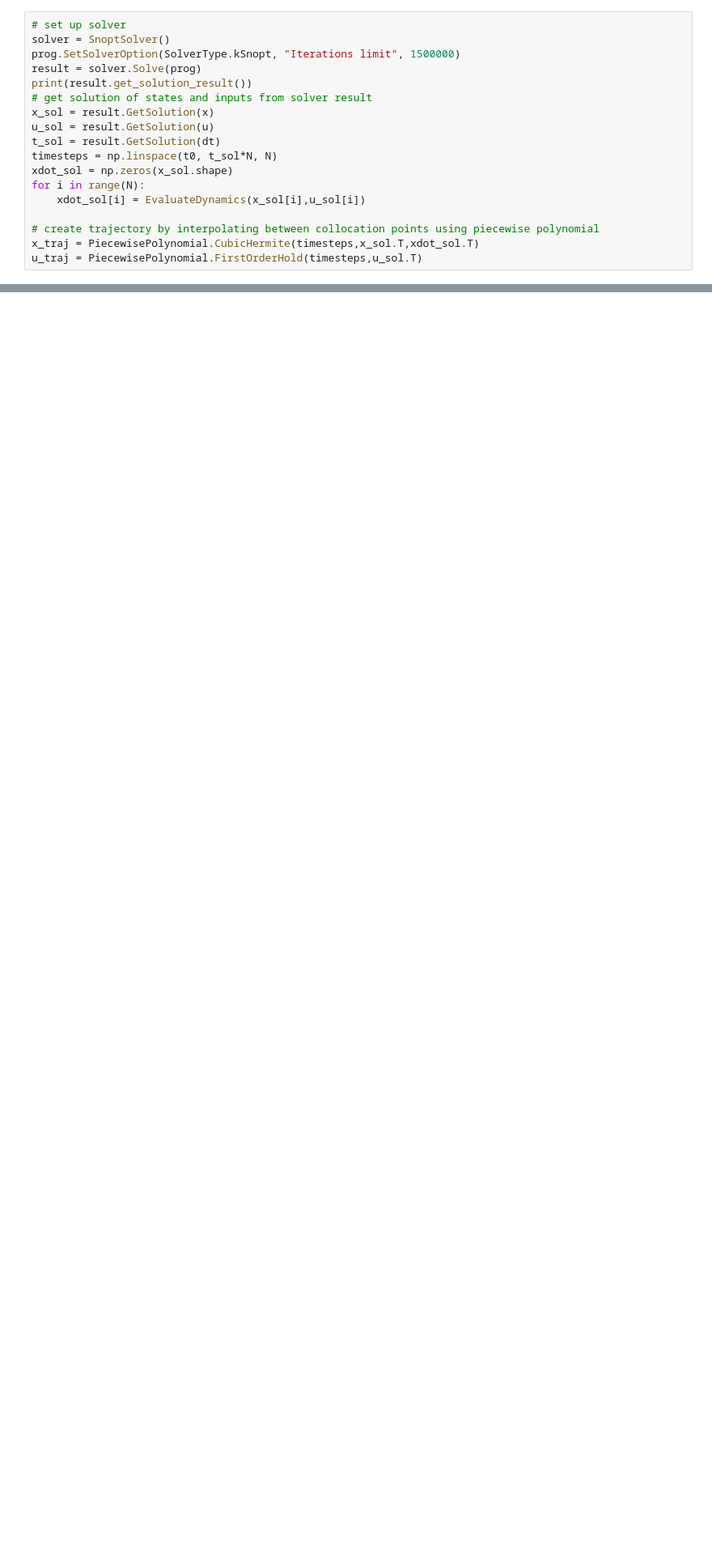
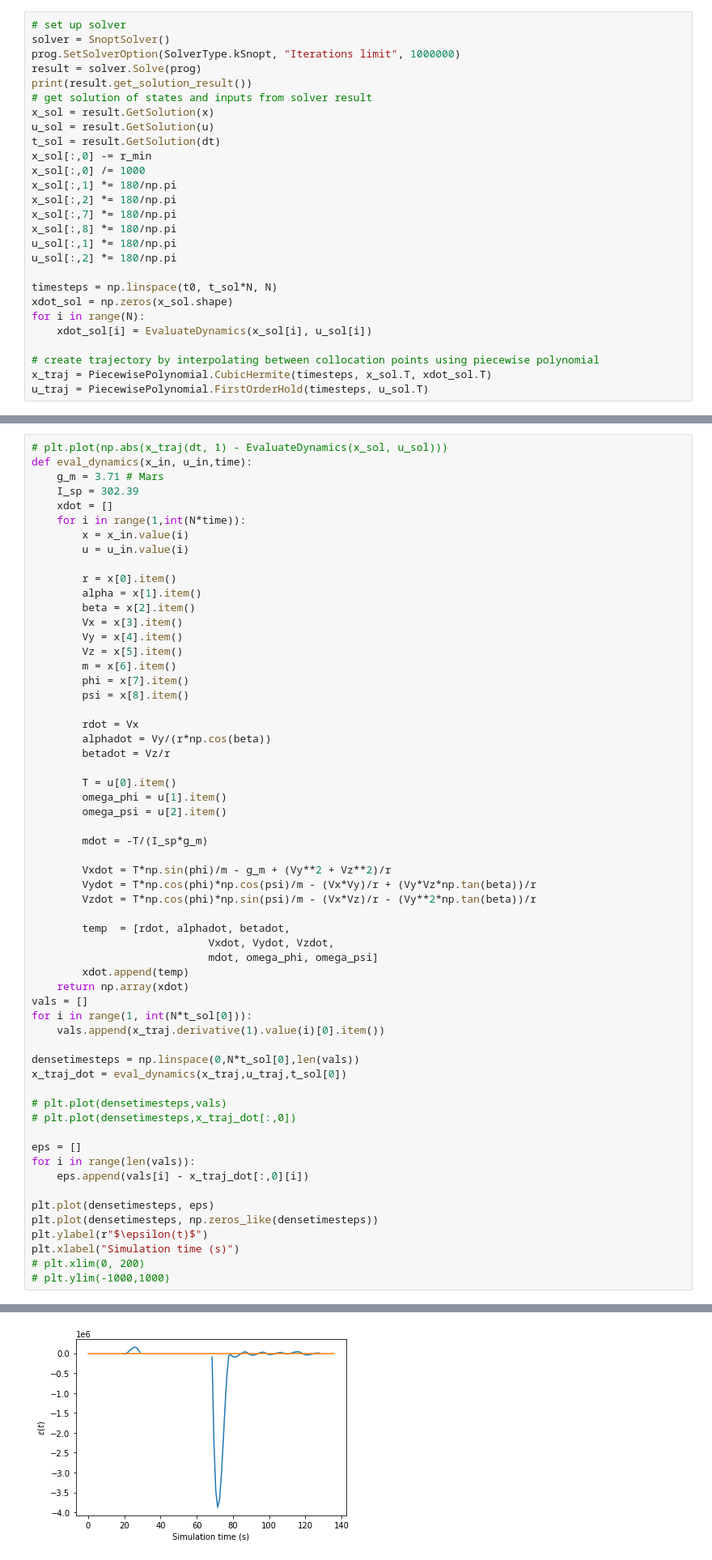
Before and after one commit to DayongTong/MEAM517_Project_Git, a Jupyter notebook: main.ipynb, the cells around one changed output, grey strips where cells are left out. Shown at 81% size. Drawn from its saved outputs; the diff is of its cells as text; blank space fills up the shorter version.

```diff
--- a/main.ipynb
+++ b/main.ipynb
@@ -213,18 +233,27 @@ prog.SetInitialGuess(dt, [tinit])
 # %%
 # set up solver
 solver = SnoptSolver()
-prog.SetSolverOption(SolverType.kSnopt, "Iterations limit", 1500000)
+prog.SetSolverOption(SolverType.kSnopt, "Iterations limit", 1000000)
 result = solver.Solve(prog)
 print(result.get_solution_result())
 # get solution of states and inputs from solver result
 x_sol = result.GetSolution(x)
 u_sol = result.GetSolution(u)
 t_sol = result.GetSolution(dt)
+x_sol[:,0] -= r_min
+x_sol[:,0] /= 1000
+x_sol[:,1] *= 180/np.pi
+x_sol[:,2] *= 180/np.pi
+x_sol[:,7] *= 180/np.pi
+x_sol[:,8] *= 180/np.pi
+u_sol[:,1] *= 180/np.pi
+u_sol[:,2] *= 180/np.pi
+
 timesteps = np.linspace(t0, t_sol*N, N)
 xdot_sol = np.zeros(x_sol.shape)
 for i in range(N):
-    xdot_sol[i] = EvaluateDynamics(x_sol[i],u_sol[i])
+    xdot_sol[i] = EvaluateDynamics(x_sol[i], u_sol[i])
 
 # create trajectory by interpolating between collocation points using piecewise polynomial
-x_traj = PiecewisePolynomial.CubicHermite(timesteps,x_sol.T,xdot_sol.T)
-u_traj = PiecewisePolynomial.FirstOrderHold(timesteps,u_sol.T)
+x_traj = PiecewisePolynomial.CubicHermite(timesteps, x_sol.T, xdot_sol.T)
+u_traj = PiecewisePolynomial.FirstOrderHold(timesteps, u_sol.T)
@@ -236,0 +268,60 @@ Total mass lost: 10455.328064261103 kg
+# %%
+# plt.plot(np.abs(x_traj(dt, 1) - EvaluateDynamics(x_sol, u_sol)))
+def eval_dynamics(x_in, u_in,time):
+    g_m = 3.71 # Mars
+    I_sp = 302.39
+    xdot = []
+    for i in range(1,int(N*time)):
+        x = x_in.value(i)
+        u = u_in.value(i)
+
+        r = x[0].item()
+        alpha = x[1].item()
+        beta = x[2].item()
+        Vx = x[3].item()
+        Vy = x[4].item()
+        Vz = x[5].item()
+        m = x[6].item()
+        phi = x[7].item()
+        psi = x[8].item()
+
+        rdot = Vx
+        alphadot = Vy/(r*np.cos(beta))
+        betadot = Vz/r
+
+        T = u[0].item()
+        omega_phi = u[1].item()
+        omega_psi = u[2].item()
+
+        mdot = -T/(I_sp*g_m)
+
+        Vxdot = T*np.sin(phi)/m - g_m + (Vy**2 + Vz**2)/r
+        Vydot = T*np.cos(phi)*np.cos(psi)/m - (Vx*Vy)/r + (Vy*Vz*np.tan(beta))/r
+        Vzdot = T*np.cos(phi)*np.sin(psi)/m - (Vx*Vz)/r - (Vy**2*np.tan(beta))/r
+
+        temp  = [rdot, alphadot, betadot,
+                            Vxdot, Vydot, Vzdot,
+                            mdot, omega_phi, omega_psi]
+        xdot.append(temp)
+    return np.array(xdot)
+vals = []
+for i in range(1, int(N*t_sol[0])):
+    vals.append(x_traj.derivative(1).value(i)[0].item())
+
+densetimesteps = np.linspace(0,N*t_sol[0],len(vals))
+x_traj_dot = eval_dynamics(x_traj,u_traj,t_sol[0])
+
+# plt.plot(densetimesteps,vals)
+# plt.plot(densetimesteps,x_traj_dot[:,0])
+
+eps = []
+for i in range(len(vals)):
+    eps.append(vals[i] - x_traj_dot[:,0][i])
+
+plt.plot(densetimesteps, eps)
+plt.plot(densetimesteps, np.zeros_like(densetimesteps))
+plt.ylabel(r"$\epsilon(t)$")
+plt.xlabel("Simulation time (s)")
+# plt.xlim(0, 200)
+# plt.ylim(-1000,1000)
+# %% [output]
@@ -236,0 +329 @@ Total mass lost: 10455.328064261103 kg
+[figure, added]
```
Also changed, not shown: parts of 28 cells of this notebook.
